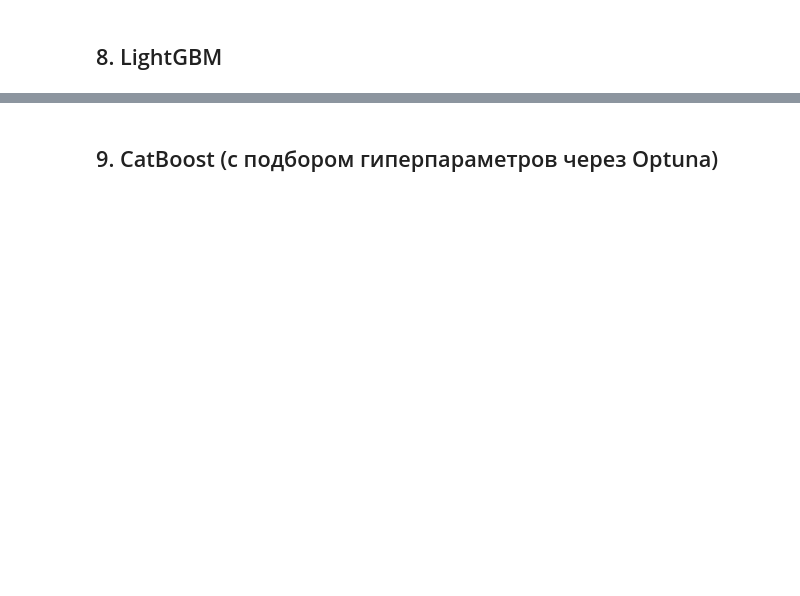
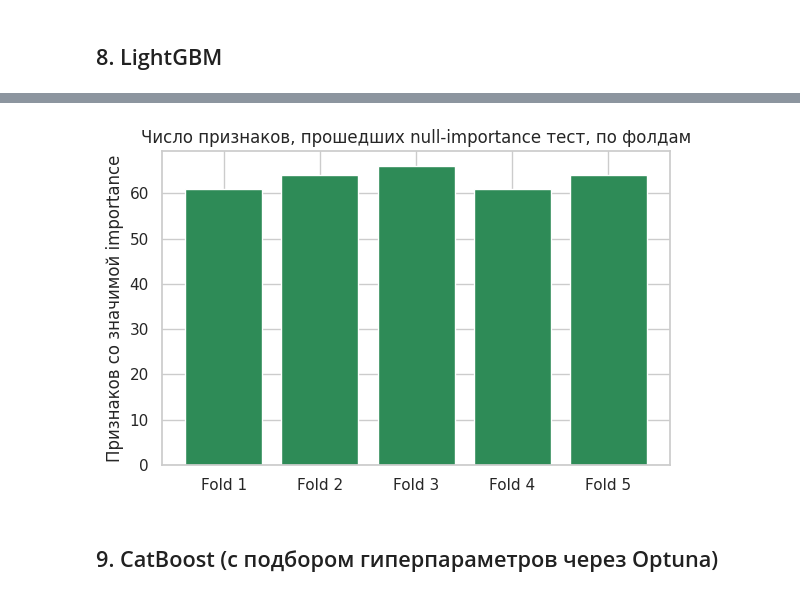
Before and after one commit to zhansluu/secret-action-prediction, a Jupyter notebook: solution.ipynb, the cells around one changed output, grey strips where cells are left out. Cells and saved outputs as stored; diff of their text form; code cells hidden in the pictures; blank space fills up the shorter version.

```diff
--- a/solution.ipynb
+++ b/solution.ipynb
@@ -501,0 +545,14 @@ scale_pos_weight : 73.1
+# %%
+X_raw  = pd.read_pickle(f"{ARTIFACT_DIR}/X_train_full.pkl")
+y      = pd.read_pickle(f"{ARTIFACT_DIR}/y_train.pkl").values
+Xt_raw = pd.read_pickle(f"{ARTIFACT_DIR}/X_test_full.pkl")
+with open(f"{ARTIFACT_DIR}/fold_features.pkl", "rb") as f:
+    fold_features = pickle.load(f)
+with open(f"{ARTIFACT_DIR}/meta.pkl", "rb") as f:
+    meta = pickle.load(f)
+FOLD_SPLITS = ckpt_load("fold_splits")
+
+print(f"X_train_full : {X_raw.shape}")
+print(f"X_test_full  : {Xt_raw.shape}")
+print(f"Positive rate: {y.mean():.4%}")
+print(f"Признаков в фолдах: {[len(fold_features[f]['top_features']) for f in range(N_FOLDS)]}")
@@ -599,2 +765,12 @@ plt.tight_layout(); plt.show()
+# %%
+stability = pd.Series({f: fold_features[f]["n_passed_null"] for f in range(N_FOLDS)})
+fig, ax = plt.subplots(figsize=(6, 4))
+ax.bar(range(N_FOLDS), stability.values, color="seagreen")
+ax.set_xticks(range(N_FOLDS)); ax.set_xticklabels([f"Fold {i+1}" for i in range(N_FOLDS)])
+ax.set_title("Число признаков, прошедших null-importance тест, по фолдам")
+ax.set_ylabel("Признаков со значимой importance")
+plt.tight_layout(); plt.show()
+# %% [output]
+[figure, added]
 # %% [markdown]
 ## 9. CatBoost (с подбором гиперпараметров через Optuna)
```
Also changed, not shown: parts of 70 cells of this notebook.
